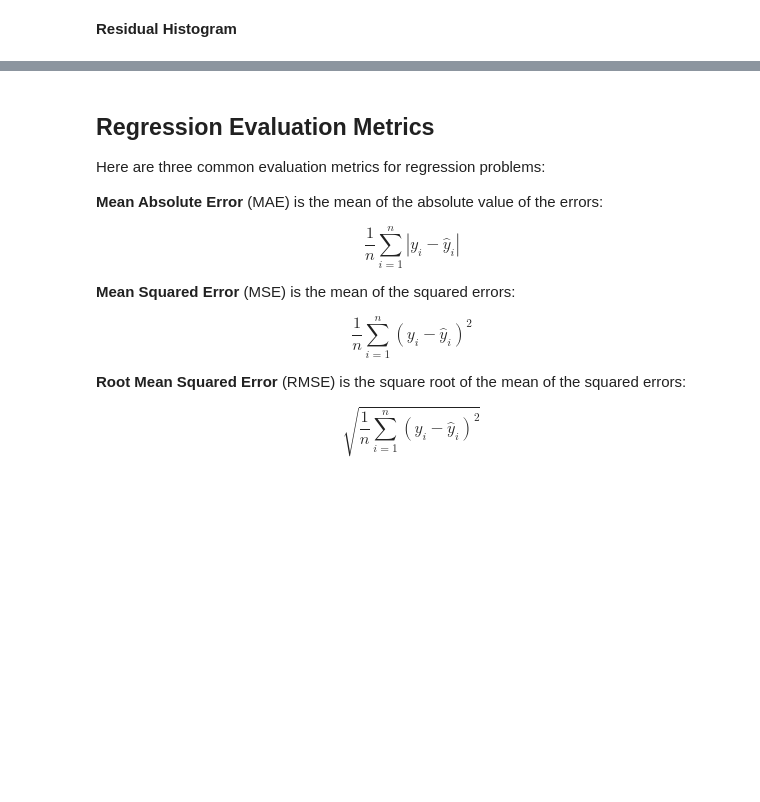
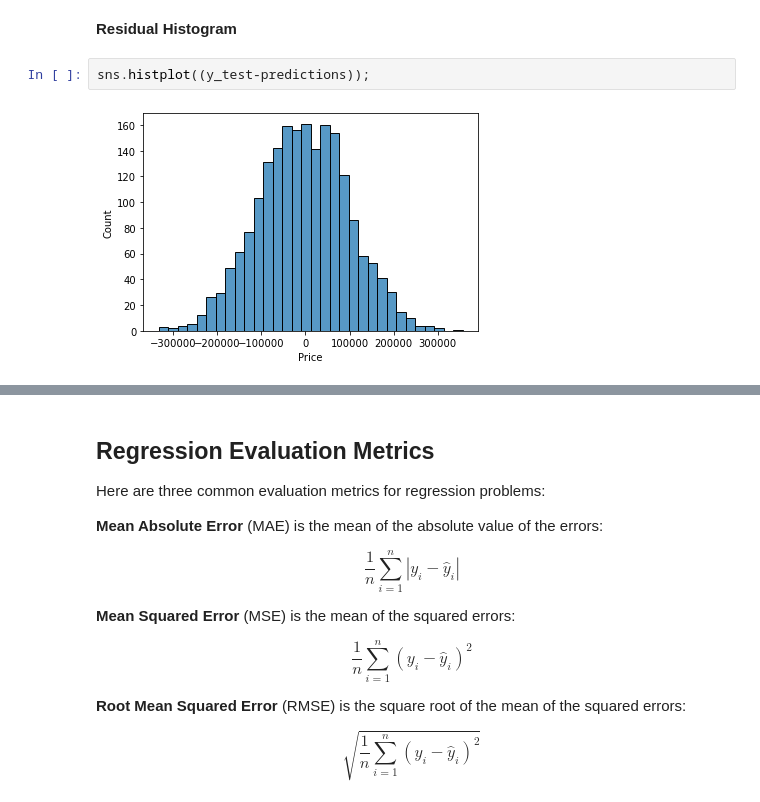
Before and after one commit to jahanzebnaeem/NexskillBigDataBatch3, a Jupyter notebook: 08-Linear-Regression/01-LinearRegressionwithPython.ipynb, the cells around one changed output, grey strips where cells are left out. Saved outputs shown, nothing was run; the diff lists cells and outputs as text; blank space fills up the shorter version.

```diff
--- a/08-Linear-Regression/01-LinearRegressionwithPython.ipynb
+++ b/08-Linear-Regression/01-LinearRegressionwithPython.ipynb
@@ -174,3 +270,7 @@ plt.scatter(y_test,predictions)
 # %% [markdown]
 **Residual Histogram**
+# %%
+sns.histplot((y_test-predictions));
+# %% [output]
+[figure, added]
 # %%
```
Also changed, not shown: parts of 21 cells of this notebook.
